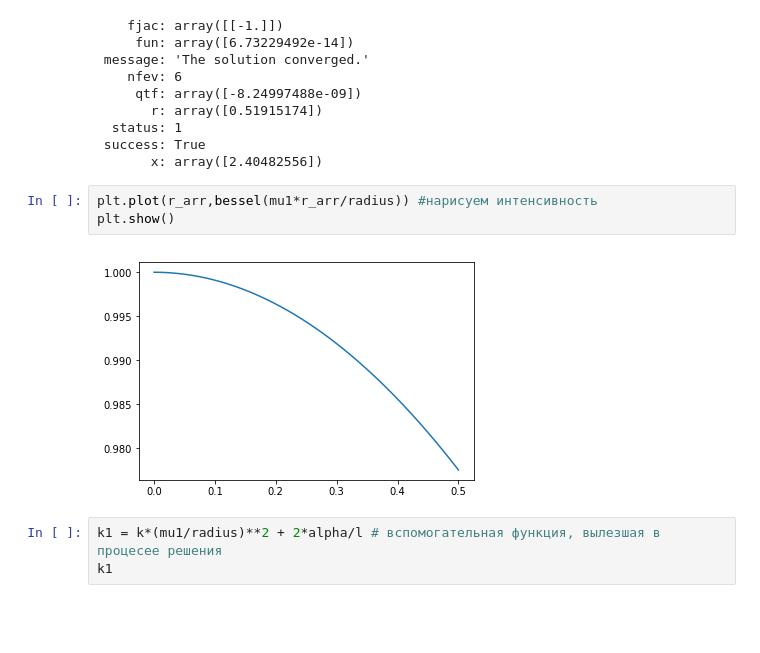
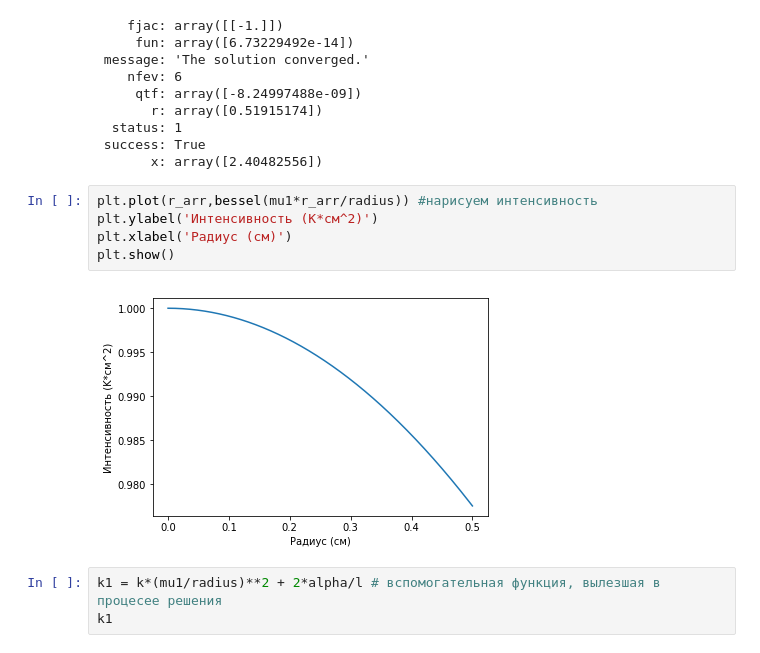
Before and after one commit to LinarKulinar/Numerical-Methods-in-Equations-of-Mathematical-Physics, a Jupyter notebook: analitic_solution.ipynb, the cells around one changed output. Drawn from its saved outputs; the diff is of its cells as text; blank space fills up the shorter version.

```diff
--- a/analitic_solution.ipynb
+++ b/analitic_solution.ipynb
@@ -39,9 +40,11 @@ res
        x: array([2.40482556])
 # %%
 plt.plot(r_arr,bessel(mu1*r_arr/radius)) #нарисуем интенсивность
+plt.ylabel('Интенсивность (K*см^2)')
+plt.xlabel('Радиус (см)')
 plt.show()
 # %% [output]
-[figure, old version]
+[figure, new version]
 # %%
 k1 = k*(mu1/radius)**2 + 2*alpha/l # вспомогательная функция, вылезшая в процесее решения
 k1
```
Also changed, not shown: parts of 12 cells of this notebook, 1 other file.
